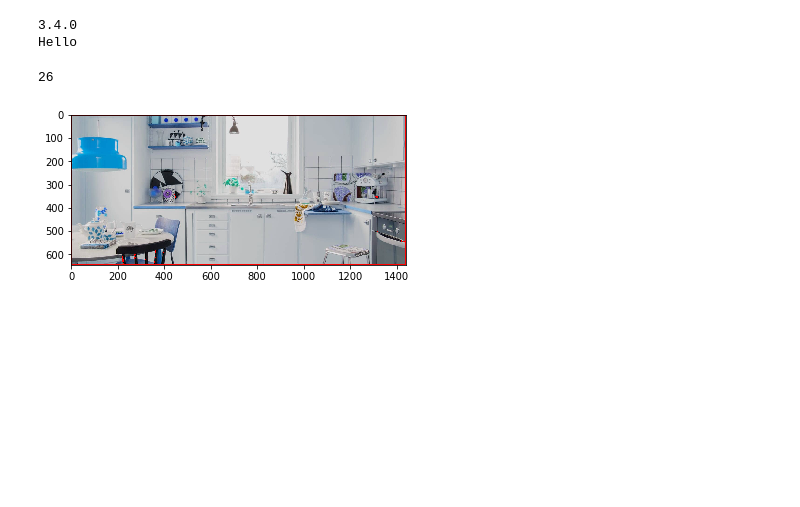
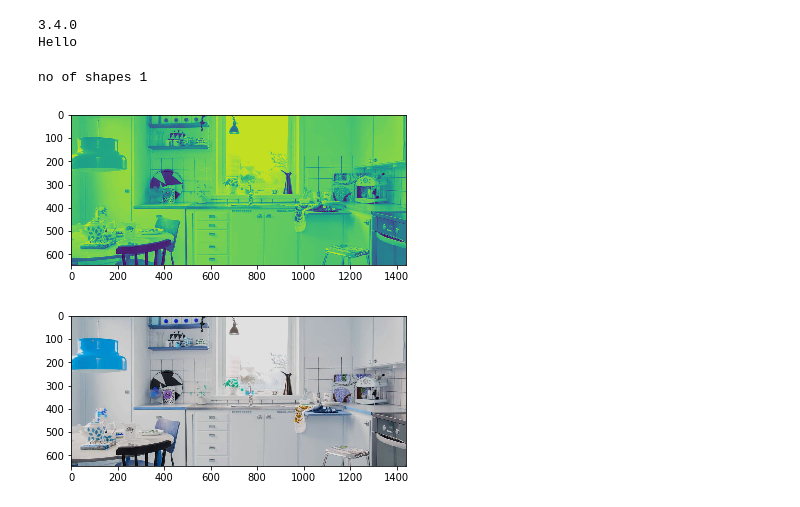
Before and after one commit to HackerLion123/Machine-Learning, a Jupyter notebook: openCV.ipynb, the cells around one changed output. Cells and saved outputs as stored; diff of their text form; code cells hidden in the pictures; blank space fills up the shorter version.

```diff
--- a/openCV.ipynb
+++ b/openCV.ipynb
@@ -26,27 +26,28 @@ img = cv2.imread('kitchen.jpg')
 img_gray = cv2.cvtColor(img,cv2.COLOR_BGR2GRAY)
 # %%
 """"finding the contors in the image"""
-_,contor,_ = cv2.findContours(img_gray,cv2.RETR_TREE,cv2.CHAIN_APPROX_SIMPLE)
+_,contor,_ = cv2.findContours(img_gray,cv2.RETR_EXTERNAL,cv2.CHAIN_APPROX_SIMPLE)
 
-print(len(contor))
+print("no of shapes {0}".format(len(contor)))
 
 for cnt in contor:
-    epsilon = 0.01*cv2.arcLength(cnt,True)
+    epsilon = 1*cv2.arcLength(cnt,True)
     approx = cv2.approxPolyDP(cnt,epsilon,True)
     cnt = approx
     rect = cv2.minAreaRect(cnt)
     box = cv2.boxPoints(rect)
     box = np.int0(box)
-    img = cv2.drawContours(img,[box],0,(255,0,0),3)
+    cv2.drawContours(img,[box],0,(0,0,255),3)
 # %% [output]
-26
+no of shapes 1
 # %%
 #cv2.imshow("image",img)
 #cv2.imshow("gray",img_gray)
 #cv2.waitKey(0) #this is to keep the image display otherwise it will exit immediately
-
+plt.imshow(img_gray)
 plt.figure("image")
 plt.imshow(img)
 plt.show()
 # %% [output]
-[figure, old version]
+[figure, new version]
+[figure, added]
```
Also changed, not shown: parts of 2 cells of this notebook, 8 other files.
